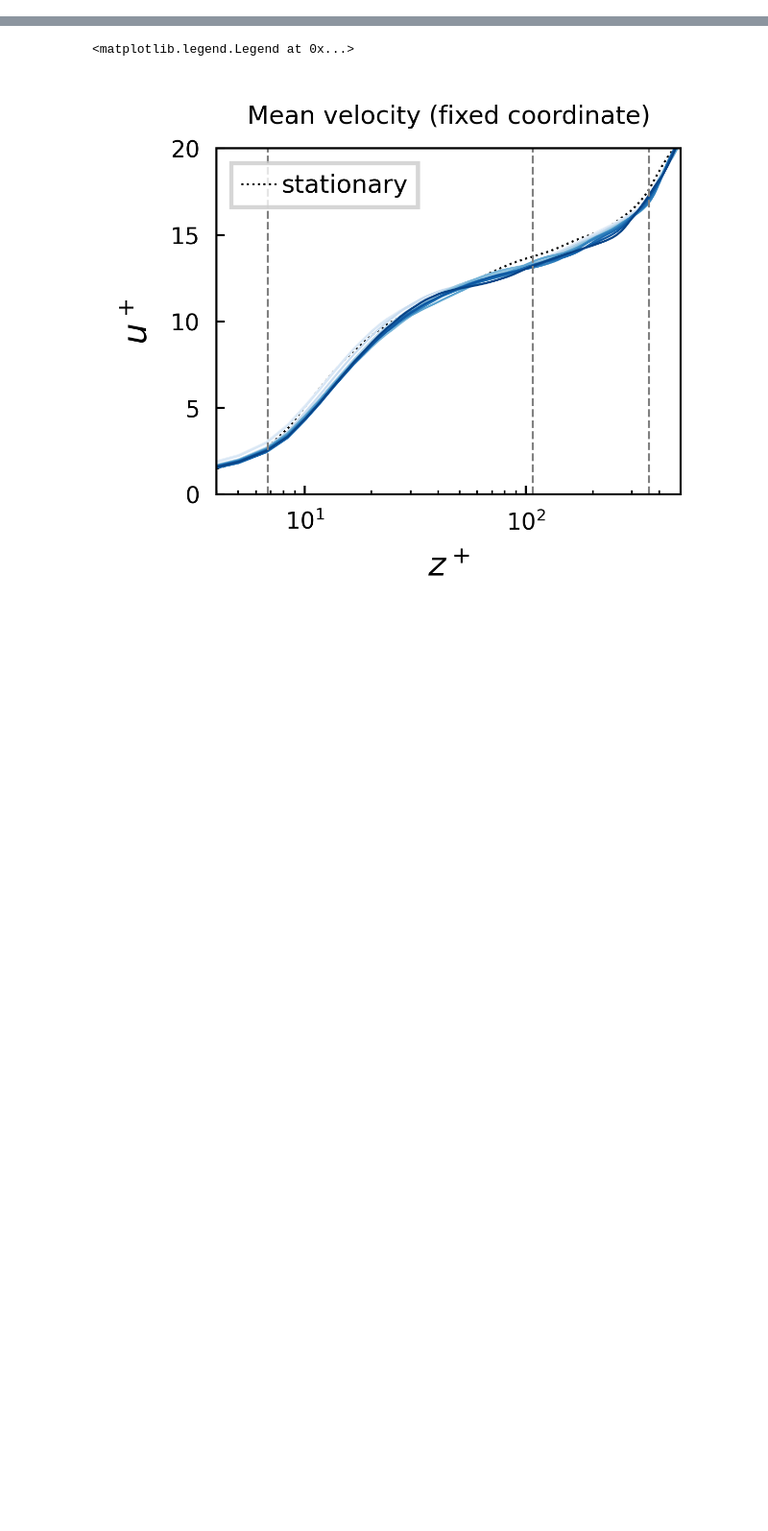
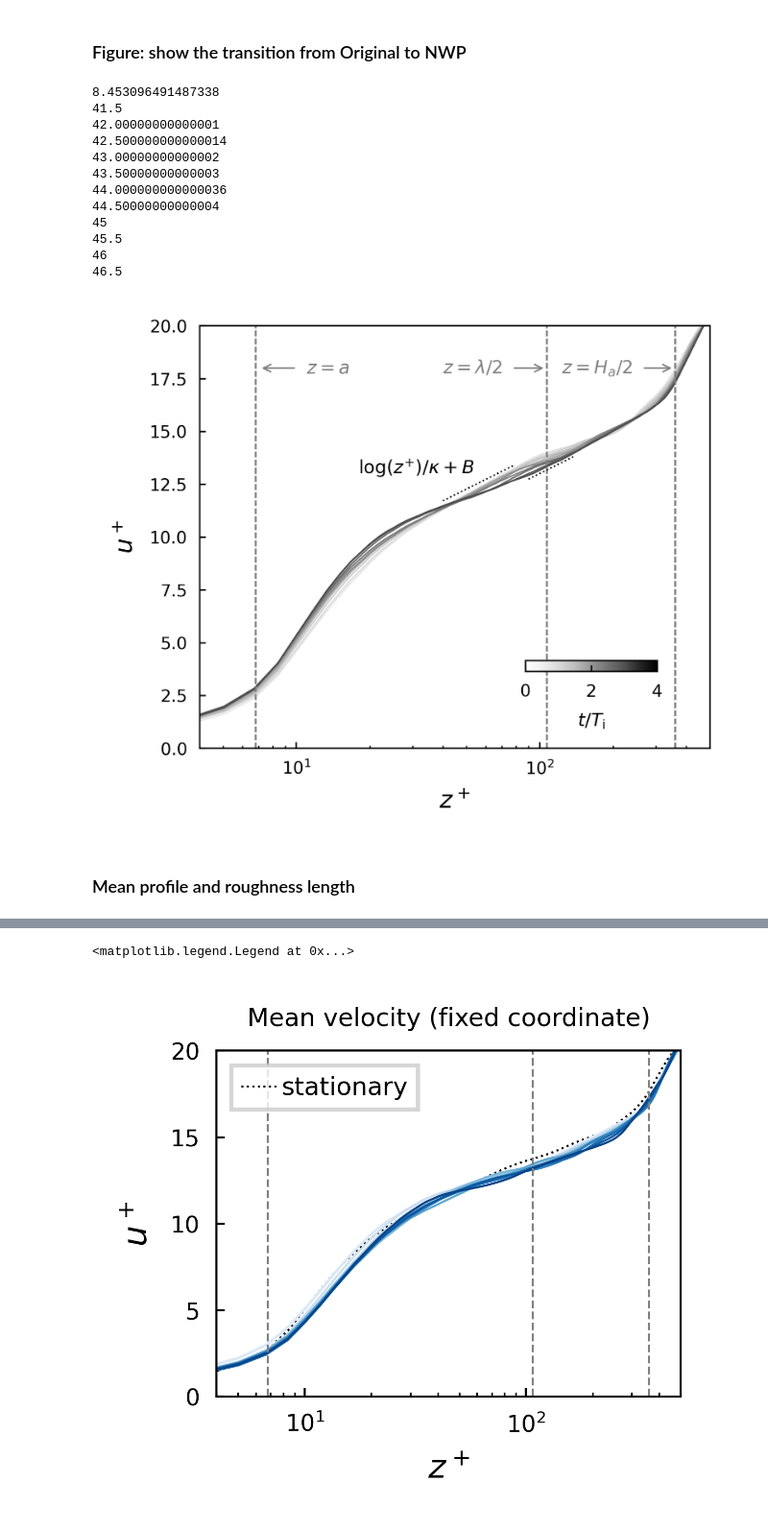
Before and after one commit to jiarong-wu/ctr, a Jupyter notebook: post-processing/windwave/notebooks/mean_profile.ipynb, the cells around one changed output, grey strips where cells are left out. Shown at 96% size. Cells and saved outputs as stored; diff of their text form; code cells hidden in the pictures; blank space fills up the shorter version.

```diff
--- a/post-processing/windwave/notebooks/data_2D.ipynb
+++ b/post-processing/windwave/notebooks/mean_profile.ipynb
@@ -6,10 +6,7 @@ import matplotlib as mpl
 from matplotlib import pyplot as plt
 plt.style.use('./grl.mplstyle')
 
-from windwave.fio import read_fields_2D
-
-# from windwave.defs import Case, Interface2D
-# from windwave.prepare import read_p, read_fields
-
 %load_ext autoreload
 %autoreload 3
+
+DATAPATH = '/scratch/jw8736/ctr/outputs/'
@@ -19,2 +12,0 @@ The autoreload extension is already loaded. To reload it, use:
-# %%
-ds = xr.load_dataset('/home/ctrsp-2024/jiarongw/outputs/CU8/span_aver.nc')
@@ -112,0 +61,68 @@ plt.ylim([5.4,5.8])
+# %% [markdown]
+### Figure: show the transition from Original to NWP
+# %%
+ds = xr.load_dataset(DATAPATH + 'NWP_ZPG_CU4/span_aver.nc')
+ux = ds.ux.mean(dim=['x'])
+ds_pre2 = xr.load_dataset(DATAPATH + 'test_NWP_precursor/span_aver.nc')
+# %%
+fig = plt.figure(figsize=[3,2.5]); ax = plt.gca()
+
+Tinner = 0.1*(2*np.pi-1)/0.25 # A time scale for the inner layer
+N = 4
+print(N*Tinner)
+
+ds_pre = ds.where(ds.t < 45, drop=True)
+for i in range(0, ds_pre.sizes['t'], 5):
+    tsel = ds_pre.t.isel(t=i).values
+    print(tsel)
+    plot_log(ds_pre.y-1, ds_pre.ux.mean(['x']).isel(t=i), ax=ax,
+             kwargs={'color':plt.get_cmap('Grays')((tsel-40)/(N*Tinner)),'lw':0.5})
+
+for tsel in (45, 45.5, 46, 46.5):
+    print(tsel)
+    plot_log(ds_pre2.y-1, ds_pre2.ux.mean(['x']).sel(t=tsel, method='nearest'), ax=ax,
+             kwargs={'color':plt.get_cmap('Grays')((tsel-40)/(N*Tinner)),'lw':0.5})
+
+
+x = np.arange(40,80)
+y = np.log(x)/0.4 + 2.5
+plt.plot(x, y, ':', c='k', label='$\log(z^{+})/0.4$')
+
+x = np.arange(90,140)
+y = np.log(x)/0.4 + 1.5
+plt.plot(x, y, ':', c='k', label='$\log(z^{+})/0.4$')
+
+plt.text(18, 13, '$\log(z^{+})/\kappa + B$', fontsize=6)
+
+
+plt.annotate('$z=a$', xy=(6.8, 18), xytext=(11, 18), arrowprops=dict(arrowstyle='->', lw=0.5, color='gray'), ha = 'left', va='center', fontsize=6, c='gray')
+plt.annotate('$z=\lambda/2$', xy=(110, 18), xytext=(70, 18), arrowprops=dict(arrowstyle='->', lw=0.5, color='gray'), ha = 'right', va='center', fontsize=6, c='gray')
+plt.annotate('$z=H_a/2$', xy=(370, 18), xytext=(240, 18), arrowprops=dict(arrowstyle='->', lw=0.5, color='gray'), ha = 'right', va='center', fontsize=6, c='gray')
+
+
+vmin = 0; vmax = 4
+norm = mpl.colors.Normalize(vmin=vmin, vmax=vmax)  # Set vmin/vmax to match the range of `i`
+sm = plt.cm.ScalarMappable(cmap='Grays', norm=norm) # Create a ScalarMappable for the colorbar
+sm.set_array([])  # Required to set an array for ScalarMappable
+cbar_ax = fig.add_axes([0.62,0.25,0.2,0.02])
+cbar = plt.colorbar(sm, cax=cbar_ax, orientation='horizontal')
+cbar.set_label(r'$t/T_{\mathrm{i}}$', fontsize=6)
+cbar.set_ticks([0,2,4])
+
+fig.savefig('../../plots/transition.pdf', bbox_inches='tight')
+# %% [output]
+8.453096491487338
+41.5
+42.00000000000001
+42.500000000000014
+43.00000000000002
+43.50000000000003
+44.000000000000036
+44.50000000000004
+45
+45.5
+46
+46.5
+[figure, added]
+# %% [markdown]
+### Mean profile and roughness length
```
Also changed, not shown: parts of 39 cells of this notebook, 26 other files.
